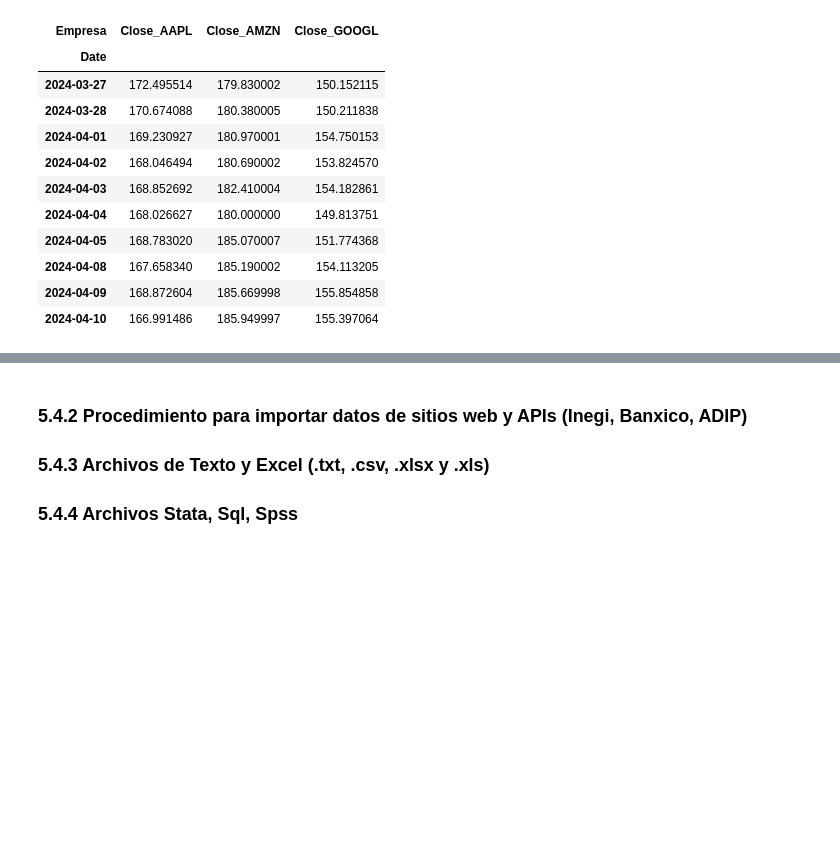
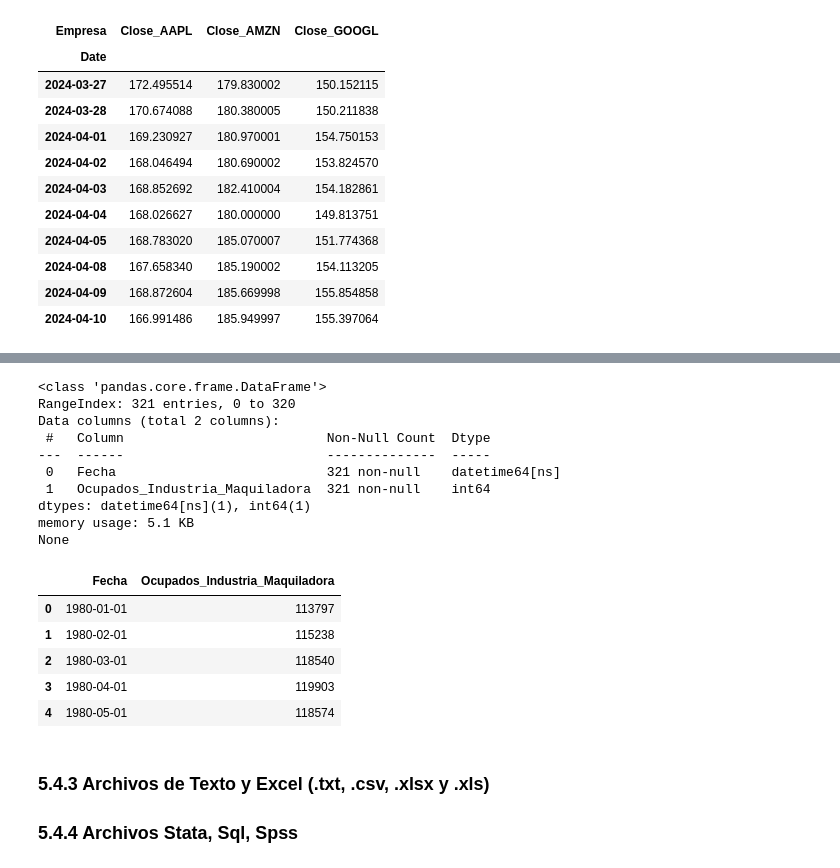
Before and after one commit to DiegoSReco/intro_python_para_economistas, a Jupyter notebook: script_python_5_Analisis_Datos_Pandas_2.ipynb, the cells around one changed output, grey strips where cells are left out. Saved outputs shown, nothing was run; the diff lists cells and outputs as text; code cells hidden in the pictures; blank space fills up the shorter version.

```diff
--- a/script_python_5_Analisis_Datos_Pandas_2.ipynb
+++ b/script_python_5_Analisis_Datos_Pandas_2.ipynb
@@ -883,0 +913,18 @@ df_close_wide.head(10)
+# %%
+
+# Parámetros
+# -------------------------
+token = "08c4a52202cd27cd41ca5f37017cf6b88988f78c5fa1d03840492732c0eef9ec"
+serie = "SE5729"   # Tipo de cambio FIX
+
+# -------------------------
+# Consulta API
+# -------------------------
+
+url = f"https://www.banxico.org.mx/SieAPIRest/service/v1/series/{serie}/datos"
+headers = {'Bmx-Token': token}
+
+#Generar request
+response = requests.get(url, headers=headers)
+#Respuesta en formato JSON
+json_response = response.json()
@@ -884,5 +951,40 @@ df_close_wide.head(10)
+# %%
+# Extraer datos
+d_emp_maqui = json_response['bmx']['series'][0]['datos']
+d_emp_maqui
+
+# Convertir a DataFrame
+df_emp_maqui = pd.DataFrame(d_emp_maqui)
+
+
+
+# Limpiar columnas
+df_emp_maqui.columns = ['Fecha', 'Ocupados_Industria_Maquiladora']
+#Convertir a fecha
+df_emp_maqui['Fecha'] = pd.to_datetime(df_emp_maqui['Fecha'], dayfirst=True)
+#Convertir a numerico
+df_emp_maqui['Ocupados_Industria_Maquiladora'] = pd.to_numeric(df_emp_maqui['Ocupados_Industria_Maquiladora'].str.replace(',', ''))
+
+#Listo para analizar serie
+print(df_emp_maqui.info())
+df_emp_maqui.head()
+# %% [output]
+<class 'pandas.core.frame.DataFrame'>
+RangeIndex: 321 entries, 0 to 320
+Data columns (total 2 columns):
+ #   Column                          Non-Null Count  Dtype
+---  ------                          --------------  -----
+ 0   Fecha                           321 non-null    datetime64[ns]
+ 1   Ocupados_Industria_Maquiladora  321 non-null    int64
+dtypes: datetime64[ns](1), int64(1)
+memory usage: 5.1 KB
+None
+|  | Fecha | Ocupados_Industria_Maquiladora |
+| 0 | 1980-01-01 | 113797 |
+| 1 | 1980-02-01 | 115238 |
+| 2 | 1980-03-01 | 118540 |
+| 3 | 1980-04-01 | 119903 |
+| 4 | 1980-05-01 | 118574 |
 # %% [markdown]
-### 5.4.2 Procedimiento para importar datos de sitios web y APIs (Inegi, Banxico, ADIP)
-
 ### 5.4.3 Archivos de Texto y Excel (.txt, .csv, .xlsx y .xls)
 ### 5.4.4 Archivos Stata, Sql, Spss
```
Also changed, not shown: parts of 5 cells of this notebook.
